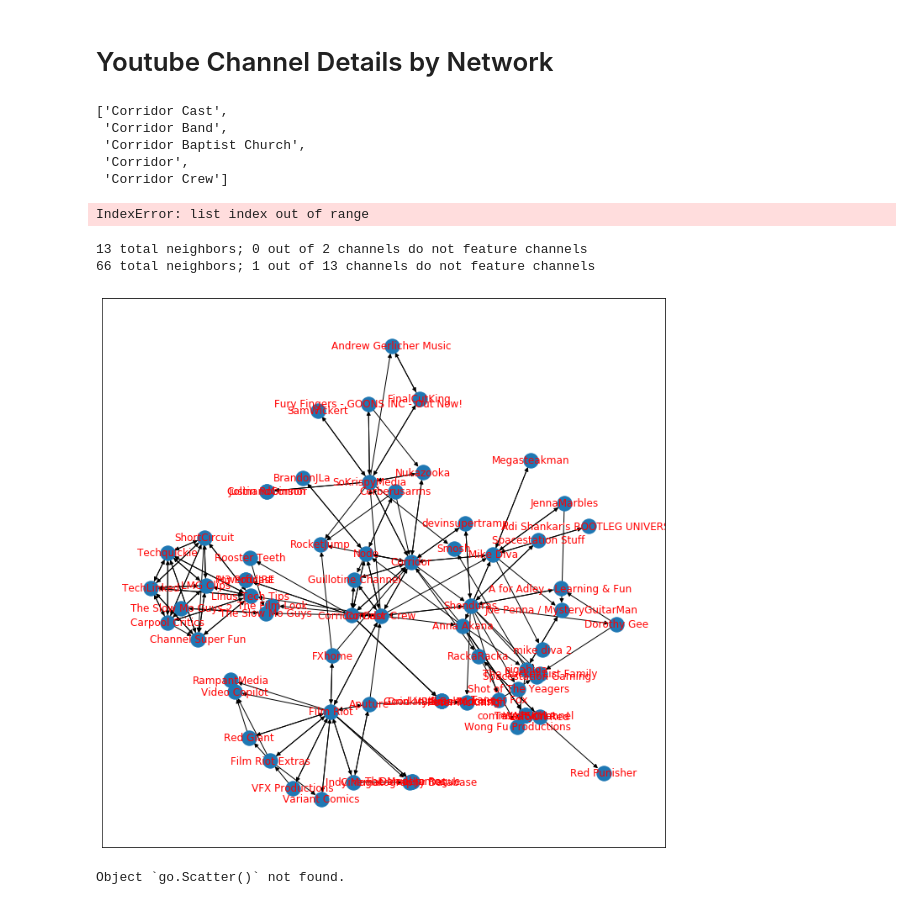
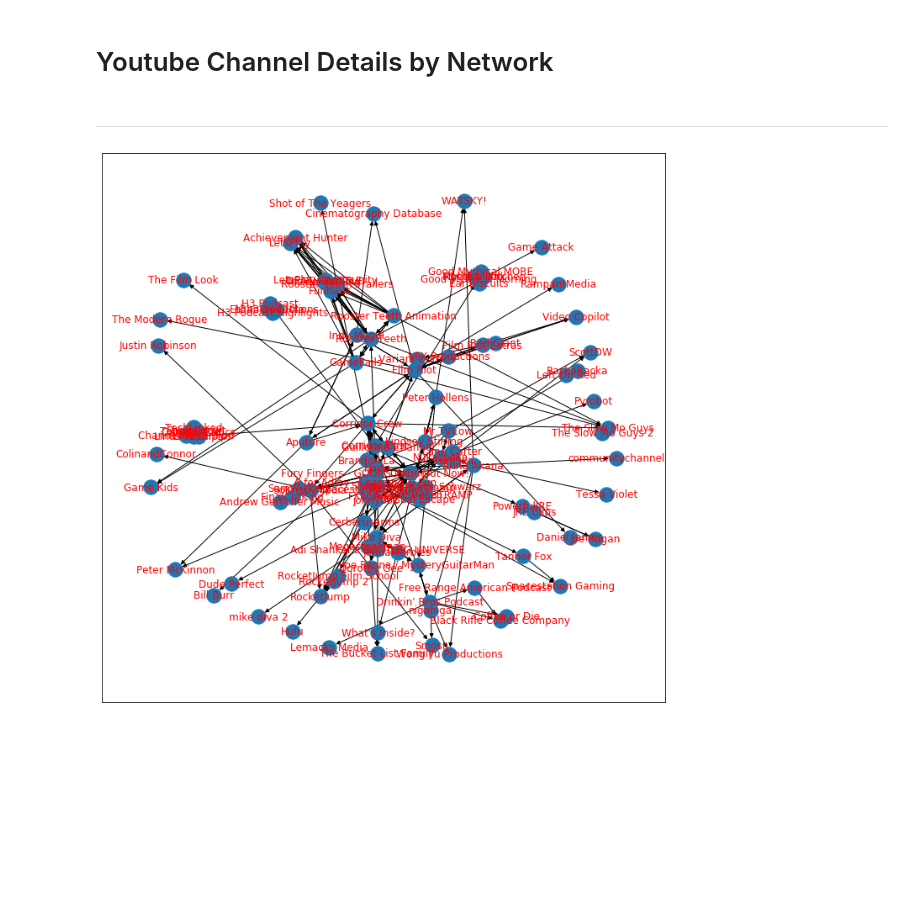
Before and after one commit to DanOvad/youtube-channel-analysis, a Jupyter notebook: youtube_data.ipynb, the cells around one changed output. Cells and saved outputs as stored; diff of their text form; code cells hidden in the pictures; blank space fills up the shorter version.

Commit message:
Adjusted graphs, testing directional vs undirectional graphs

```diff
--- a/youtube_data.ipynb
+++ b/youtube_data.ipynb
@@ -46,16 +46,16 @@ importlib.reload(network_graphs)
 Returns a details list of channels for a specific search query and number of requested results.
 # %%
 # Get a list of dictionaries, where each dictionary represents details for a specific channel
-CHANNELS_DETAILS_ITEMS_LIST = youtube_requests.youtube_channel_details_by_search('Corridor',10)
+CHANNELS_DETAILS_ITEMS_LIST = youtube_requests.youtube_channel_details_by_search('corridor crew',10)
 
 # Graph the network of channels
-G = network_graphs.create_nx_graph(CHANNELS_DETAILS_ITEMS_LIST)
+G = network_graphs.create_nx_graph(CHANNELS_DETAILS_ITEMS_LIST, True)
 
 # Extract a columnar list of channel details
 CHANNELS_DETAILS_LIST = data_processing.extract_channel_details(CHANNELS_DETAILS_ITEMS_LIST)
 
 # Create a dataframe
-DF = data_processing.create_df_from_details_list(CHANNELS_DETAILS_LIST)
+#DF = data_processing.create_df_from_details_list(CHANNELS_DETAILS_LIST)
 
 # Graph G
 network_graphs.graph_nx_graph(G)
@@ -66,10 +82,6 @@ network_graphs.graph_nx_graph(G)
 # %%
 CORRIDOR_RESP = CHANNELS_DETAILS_ITEMS_LIST[3:5]
 # %%
-[channel['snippet']['title'] for channel in CHANNELS_DETAILS_ITEMS_LIST[0:5]]
+indices = [0,3,4,8,9]
+[channel['snippet']['title'] for channel in CHANNELS_DETAILS_ITEMS_LIST]
+CORRIDOR_FULL = [CHANNELS_DETAILS_ITEMS_LIST[i] for i in indices]
-# %% [output]
-['Corridor Cast',
- 'Corridor Band',
- 'Corridor Baptist Church',
- 'Corridor',
- 'Corridor Crew']
@@ -78,23 +88,19 @@ CORRIDOR_RESP = CHANNELS_DETAILS_ITEMS_LIST[3:5]
-# %%
-CORRIDOR_RESP[1]['snippet']['title']
-# %% [output]
-IndexError: list index out of range
+# %% [markdown]
+-------
 # %%
 # Get a list of dictionaries, where each dictionary represents details for a specific channel
-CHANNELS_DETAILS_ITEMS_LIST = youtube_requests.youtube_channel_details_by_network(CORRIDOR_RESP, 2)
+CHANNELS_DETAILS_ITEMS_LIST = youtube_requests.youtube_channel_details_by_network(CORRIDOR_FULL, 2)
 
 # Graph the network of channels
-G = network_graphs.create_nx_graph(CHANNELS_DETAILS_ITEMS_LIST)
+G = network_graphs.create_nx_graph(CHANNELS_DETAILS_ITEMS_LIST, True)
 
 # Extract a columnar list of channel details
-# CHANNELS_DETAILS_LIST = data_processing.extract_channel_details(CHANNELS_DETAILS_ITEMS_LIST)
+CHANNELS_DETAILS_LIST = data_processing.extract_channel_details(CHANNELS_DETAILS_ITEMS_LIST)
 
 # Create a dataframe
-#DF = data_processing.create_df_from_details_list(CHANNELS_DETAILS_LIST)
+DF = data_processing.create_df_from_details_list(CHANNELS_DETAILS_LIST)
 
 # Graph G
 network_graphs.graph_nx_graph(G)
 # %% [output]
-13 total neighbors; 0 out of 2 channels do not feature channels
-66 total neighbors; 1 out of 13 channels do not feature channels
-[figure, old version]
+[figure, new version]
@@ -103,7 +107,3 @@ go.scatter.Marker()
-# %%
-go.Scatter()
-# %% [output]
-Object `go.Scatter()` not found.
 # %%
 network_graphs.plotly_network_graph(G)
 # %% [output]
```
Also changed, not shown: parts of 69 cells of this notebook, 1 other file.
